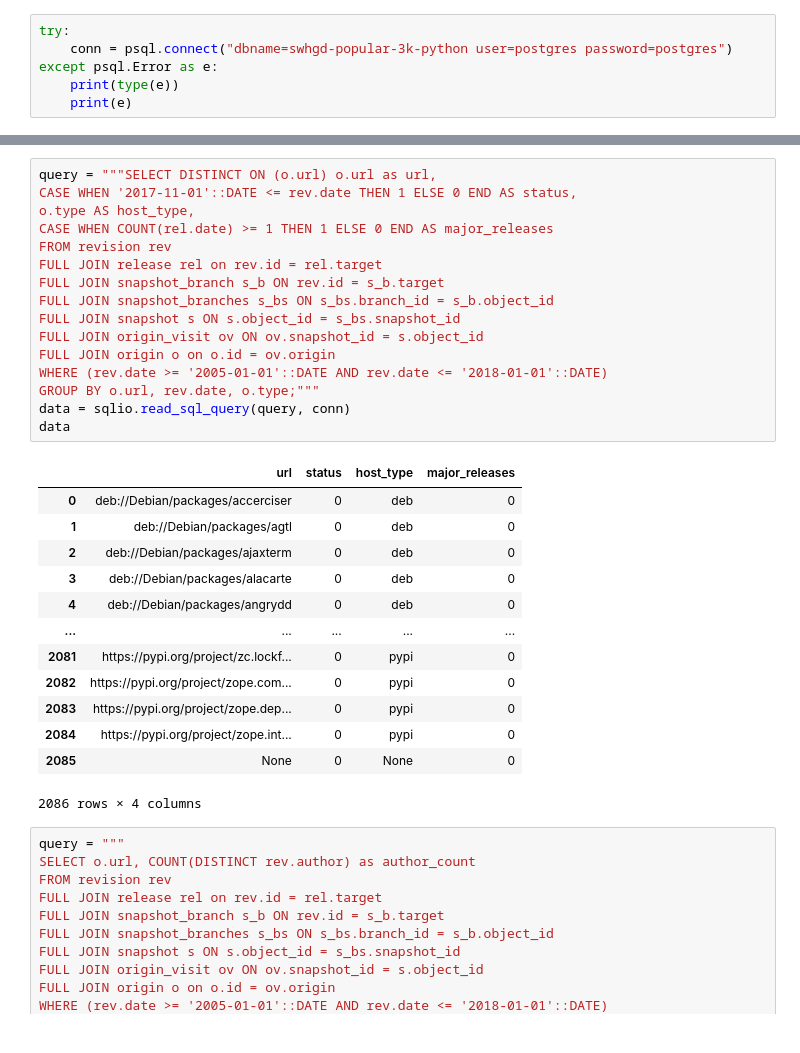
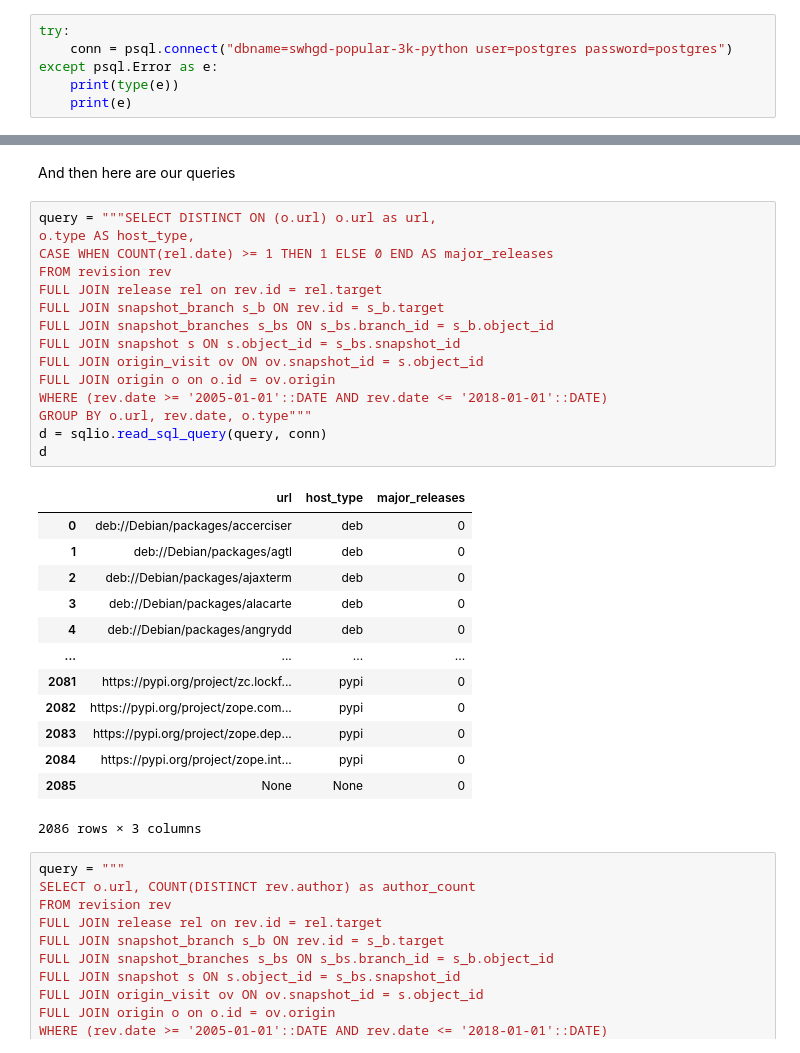
Before and after one commit to DerekRobin/Survival-Analysis-of-OSS-Projects, a Jupyter notebook: Analysis&Data/data-collection.ipynb, the cells around one changed output, grey strips where cells are left out. Saved outputs shown, nothing was run; the diff lists cells and outputs as text.

Commit message:
Reworked data collection, added csv files for all intermediate steps

```diff
--- a/Analysis&Data/data-collection.ipynb
+++ b/Analysis&Data/data-collection.ipynb
@@ -13,35 +20,36 @@ except psql.Error as e:
 # %% [markdown]
 ![](dataset-schema.png)
+# %% [markdown]
+And then here are our queries
 # %%
 query = """SELECT DISTINCT ON (o.url) o.url as url,
-CASE WHEN '2017-11-01'::DATE <= rev.date THEN 1 ELSE 0 END AS status,
 o.type AS host_type,
 CASE WHEN COUNT(rel.date) >= 1 THEN 1 ELSE 0 END AS major_releases
 FROM revision rev
 FULL JOIN release rel on rev.id = rel.target
 FULL JOIN snapshot_branch s_b ON rev.id = s_b.target
 FULL JOIN snapshot_branches s_bs ON s_bs.branch_id = s_b.object_id
 FULL JOIN snapshot s ON s.object_id = s_bs.snapshot_id
 FULL JOIN origin_visit ov ON ov.snapshot_id = s.object_id
 FULL JOIN origin o on o.id = ov.origin
 WHERE (rev.date >= '2005-01-01'::DATE AND rev.date <= '2018-01-01'::DATE)
-GROUP BY o.url, rev.date, o.type;"""
-data = sqlio.read_sql_query(query, conn)
-data
+GROUP BY o.url, rev.date, o.type"""
+d = sqlio.read_sql_query(query, conn)
+d
 # %% [output]
-|  | url | status | host_type | major_releases |
-| 0 | deb://Debian/packages/accerciser | 0 | deb | 0 |
-| 1 | deb://Debian/packages/agtl | 0 | deb | 0 |
-| 2 | deb://Debian/packages/ajaxterm | 0 | deb | 0 |
-| 3 | deb://Debian/packages/alacarte | 0 | deb | 0 |
-| 4 | deb://Debian/packages/angrydd | 0 | deb | 0 |
-| ... | ... | ... | ... | ... |
-| 2081 | https://pypi.org/project/zc.lockf... | 0 | pypi | 0 |
-| 2082 | https://pypi.org/project/zope.com... | 0 | pypi | 0 |
-| 2083 | https://pypi.org/project/zope.dep... | 0 | pypi | 0 |
-| 2084 | https://pypi.org/project/zope.int... | 0 | pypi | 0 |
-| 2085 | None | 0 | None | 0 |
+|  | url | host_type | major_releases |
+| 0 | deb://Debian/packages/accerciser | deb | 0 |
+| 1 | deb://Debian/packages/agtl | deb | 0 |
+| 2 | deb://Debian/packages/ajaxterm | deb | 0 |
+| 3 | deb://Debian/packages/alacarte | deb | 0 |
+| 4 | deb://Debian/packages/angrydd | deb | 0 |
+| ... | ... | ... | ... |
+| 2081 | https://pypi.org/project/zc.lockf... | pypi | 0 |
+| 2082 | https://pypi.org/project/zope.com... | pypi | 0 |
+| 2083 | https://pypi.org/project/zope.dep... | pypi | 0 |
+| 2084 | https://pypi.org/project/zope.int... | pypi | 0 |
+| 2085 | None | None | 0 |
-2086 rows × 4 columns
+2086 rows × 3 columns
 # %%
 query = """
 SELECT o.url, COUNT(DISTINCT rev.author) as author_count
```
Also changed, not shown: parts of 28 cells of this notebook, 5 other files.
